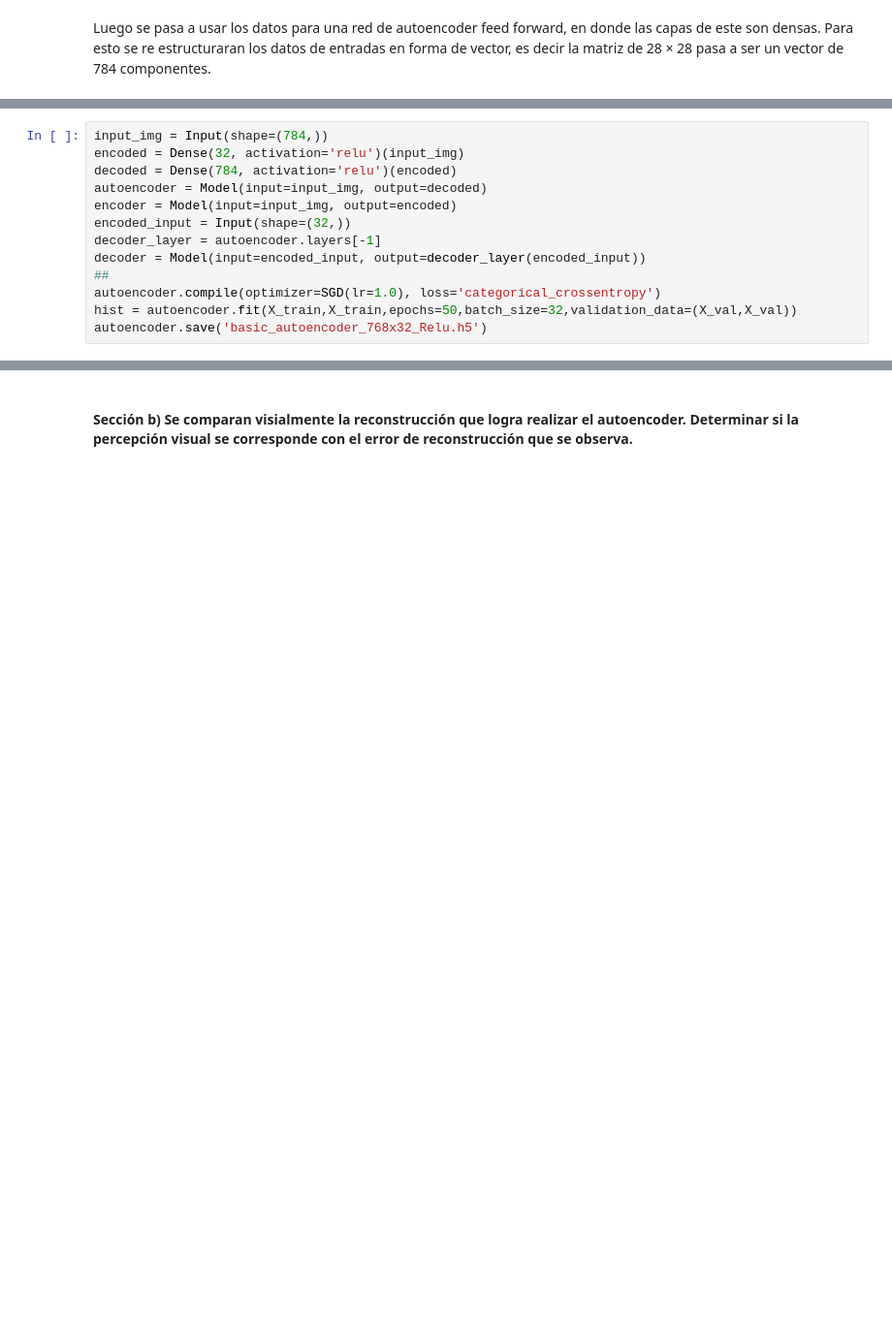
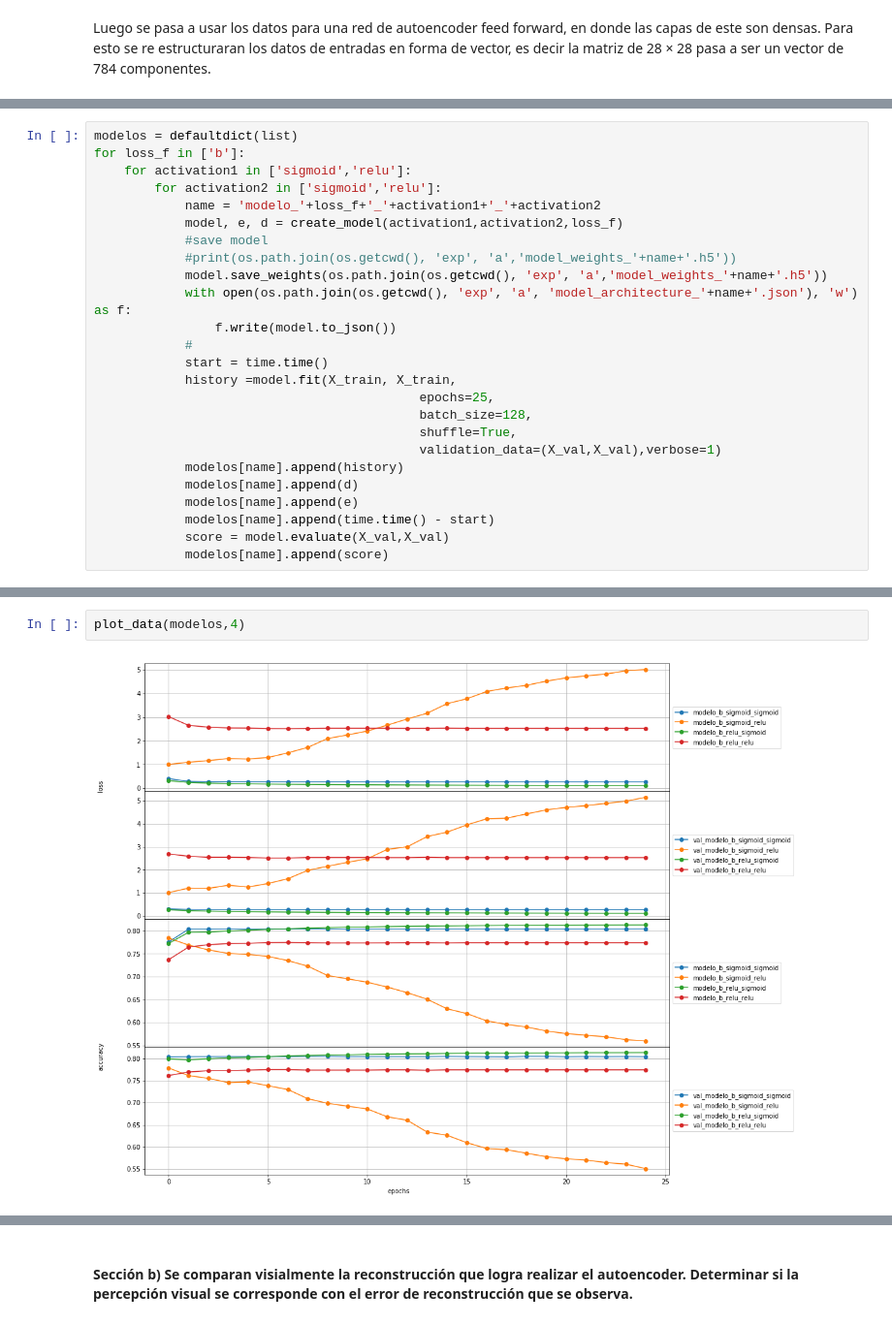
Before and after one commit to Caimapo/ANN, a Jupyter notebook: Tarea 2/Part 3 Autoencoders (AEs) in MNIST/Part 3 Autoencoders (AEs) in MNIST_15-06(en la U).ipynb, the cells around one changed output, grey strips where cells are left out. Shown at 97% size. Drawn from its saved outputs; the diff is of its cells as text; blank space fills up the shorter version.

```diff
--- a/Tarea 2/Part 3 Autoencoders (AEs) in MNIST/Part 3 Autoencoders (AEs) in MNIST_15-06(en la U).ipynb
+++ b/Tarea 2/Part 3 Autoencoders (AEs) in MNIST/Part 3 Autoencoders (AEs) in MNIST_15-06(en la U).ipynb
@@ -120,13 +59,0 @@ autoencoder.save('basic_autoencoder_768x32_sRelu.h5')
-# %%
-input_img = Input(shape=(784,))
-encoded = Dense(32, activation='relu')(input_img)
-decoded = Dense(784, activation='relu')(encoded)
-autoencoder = Model(input=input_img, output=decoded)
-encoder = Model(input=input_img, output=encoded)
-encoded_input = Input(shape=(32,))
-decoder_layer = autoencoder.layers[-1]
-decoder = Model(input=encoded_input, output=decoder_layer(encoded_input))
-##
-autoencoder.compile(optimizer=SGD(lr=1.0), loss='categorical_crossentropy')
-hist = autoencoder.fit(X_train,X_train,epochs=50,batch_size=32,validation_data=(X_val,X_val))
-autoencoder.save('basic_autoencoder_768x32_Relu.h5')
@@ -132,0 +104,25 @@ autoencoder.save('basic_autoencoder_768x32_Relu.h5')
+# %%
+modelos = defaultdict(list)
+for loss_f in ['b']:
+    for activation1 in ['sigmoid','relu']:
+        for activation2 in ['sigmoid','relu']:
+            name = 'modelo_'+loss_f+'_'+activation1+'_'+activation2
+            model, e, d = create_model(activation1,activation2,loss_f)
+            #save model
+            #print(os.path.join(os.getcwd(), 'exp', 'a','model_weights_'+name+'.h5'))
+            model.save_weights(os.path.join(os.getcwd(), 'exp', 'a','model_weights_'+name+'.h5'))
+            with open(os.path.join(os.getcwd(), 'exp', 'a', 'model_architecture_'+name+'.json'), 'w') as f:
+                f.write(model.to_json())
+            #
+            start = time.time()
+            history =model.fit(X_train, X_train,
+                                           epochs=25,
+                                           batch_size=128,
+                                           shuffle=True,
+                                           validation_data=(X_val,X_val),verbose=1)
+            modelos[name].append(history)
+            modelos[name].append(d)
+            modelos[name].append(e)
+            modelos[name].append(time.time() - start)
+            score = model.evaluate(X_val,X_val)
+            modelos[name].append(score)
@@ -132,0 +150,4 @@ autoencoder.save('basic_autoencoder_768x32_Relu.h5')
+# %%
+plot_data(modelos,4)
+# %% [output]
+[figure, added]
```
Also changed, not shown: parts of 23 cells of this notebook, 53 other files.
